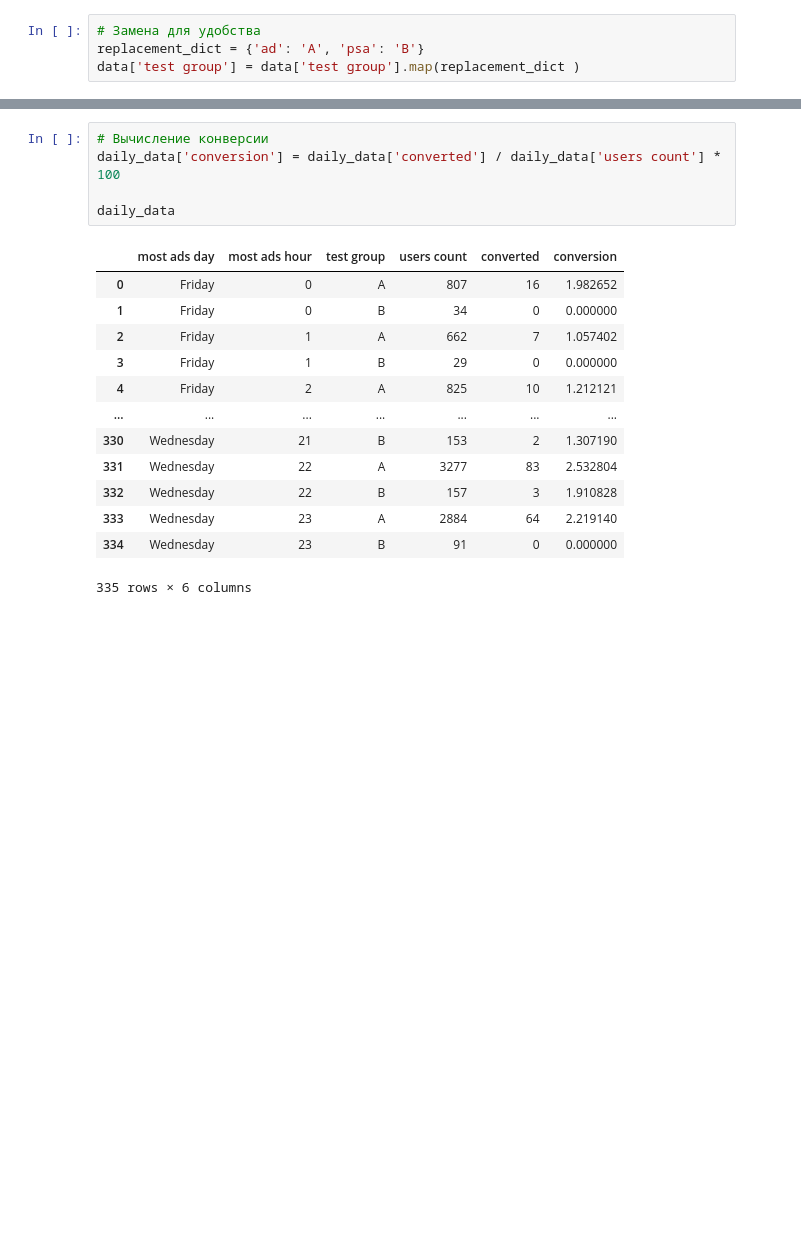
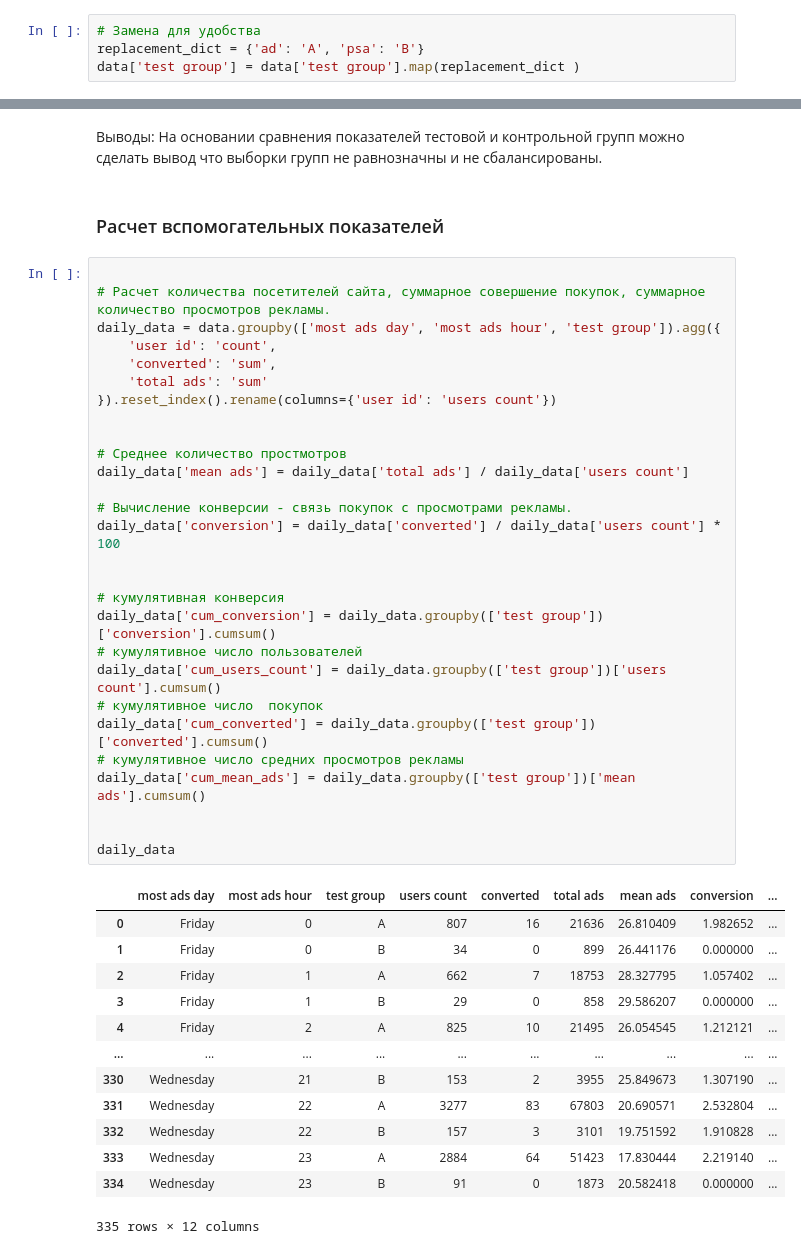
Before and after one commit to santerr80/BPMO_final, a Jupyter notebook: main.ipynb, the cells around one changed output, grey strips where cells are left out. Saved outputs shown, nothing was run; the diff lists cells and outputs as text; blank space fills up the shorter version.

```diff
--- a/main.ipynb
+++ b/main.ipynb
@@ -59,22 +54,50 @@ daily_data
-# %%
-# Вычисление конверсии
-daily_data['conversion'] = daily_data['converted'] / daily_data['users count'] * 100
-
-daily_data
-# %% [output]
-|  | most ads day | most ads hour | test group | users count | converted | conversion |
-| 0 | Friday | 0 | A | 807 | 16 | 1.982652 |
-| 1 | Friday | 0 | B | 34 | 0 | 0.000000 |
-| 2 | Friday | 1 | A | 662 | 7 | 1.057402 |
-| 3 | Friday | 1 | B | 29 | 0 | 0.000000 |
-| 4 | Friday | 2 | A | 825 | 10 | 1.212121 |
-| ... | ... | ... | ... | ... | ... | ... |
-| 330 | Wednesday | 21 | B | 153 | 2 | 1.307190 |
-| 331 | Wednesday | 22 | A | 3277 | 83 | 2.532804 |
-| 332 | Wednesday | 22 | B | 157 | 3 | 1.910828 |
-| 333 | Wednesday | 23 | A | 2884 | 64 | 2.219140 |
-| 334 | Wednesday | 23 | B | 91 | 0 | 0.000000 |
-335 rows × 6 columns
+# %% [markdown]
+Выводы:
+На основании сравнения показателей тестовой и контрольной групп можно сделать вывод что выборки групп не равнозначны и не сбалансированы.
+# %% [markdown]
+### Расчет вспомогательных показателей
+# %%
+
+# Расчет количества посетителей сайта, суммарное совершение покупок, суммарное количество просмотров рекламы.
+daily_data = data.groupby(['most ads day', 'most ads hour', 'test group']).agg({
+    'user id': 'count',
+    'converted': 'sum',
+    'total ads': 'sum'
+}).reset_index().rename(columns={'user id': 'users count'})
+
+
+# Среднее количество простмотров
+daily_data['mean ads'] = daily_data['total ads'] / daily_data['users count']
+
+# Вычисление конверсии - связь покупок с просмотрами рекламы.
+daily_data['conversion'] = daily_data['converted'] / daily_data['users count'] * 100
+
+
+# кумулятивная конверсия
+daily_data['cum_conversion'] = daily_data.groupby(['test group'])['conversion'].cumsum()
+# кумулятивное число пользователей
+daily_data['cum_users_count'] = daily_data.groupby(['test group'])['users count'].cumsum()
+# кумулятивное число  покупок
+daily_data['cum_converted'] = daily_data.groupby(['test group'])['converted'].cumsum()
+# кумулятивное число средних просмотров рекламы
+daily_data['cum_mean_ads'] = daily_data.groupby(['test group'])['mean ads'].cumsum()
+
+
+daily_data
+# %% [output]
+|  | most ads day | most ads hour | test group | users count | converted | total ads | mean ads | conversion | ... |
+| 0 | Friday | 0 | A | 807 | 16 | 21636 | 26.810409 | 1.982652 | ... |
+| 1 | Friday | 0 | B | 34 | 0 | 899 | 26.441176 | 0.000000 | ... |
+| 2 | Friday | 1 | A | 662 | 7 | 18753 | 28.327795 | 1.057402 | ... |
+| 3 | Friday | 1 | B | 29 | 0 | 858 | 29.586207 | 0.000000 | ... |
+| 4 | Friday | 2 | A | 825 | 10 | 21495 | 26.054545 | 1.212121 | ... |
+| ... | ... | ... | ... | ... | ... | ... | ... | ... | ... |
+| 330 | Wednesday | 21 | B | 153 | 2 | 3955 | 25.849673 | 1.307190 | ... |
+| 331 | Wednesday | 22 | A | 3277 | 83 | 67803 | 20.690571 | 2.532804 | ... |
+| 332 | Wednesday | 22 | B | 157 | 3 | 3101 | 19.751592 | 1.910828 | ... |
+| 333 | Wednesday | 23 | A | 2884 | 64 | 51423 | 17.830444 | 2.219140 | ... |
+| 334 | Wednesday | 23 | B | 91 | 0 | 1873 | 20.582418 | 0.000000 | ... |
+335 rows × 12 columns
 # %%
 %matplotlib inline
 
```
Also changed, not shown: parts of 31 cells of this notebook.
